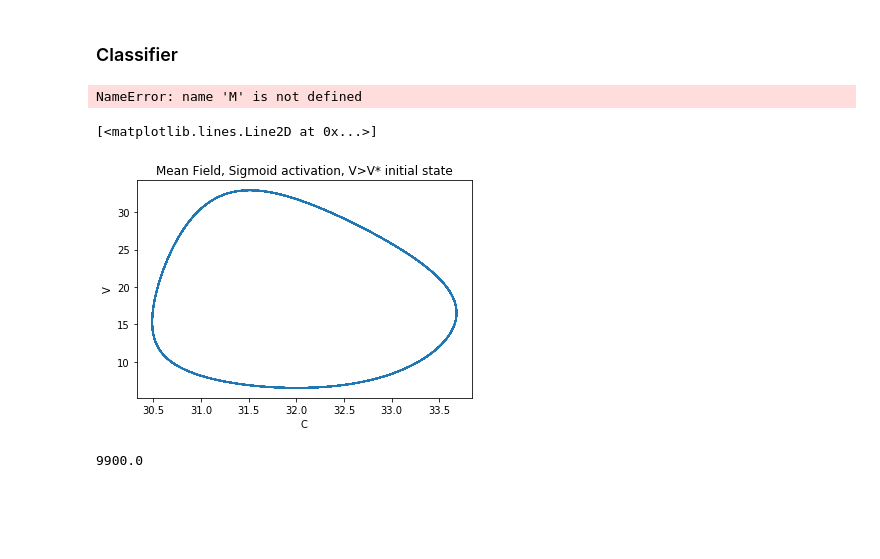
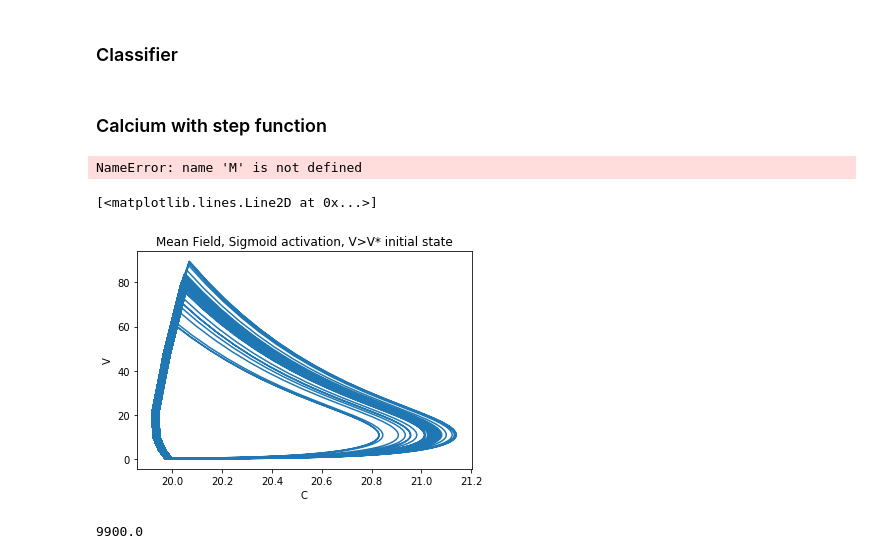
Before and after one commit to mbibireata/Networks, a Jupyter notebook: Class Oriented .ipynb, the cells around one changed output. Cells and saved outputs as stored; diff of their text form; code cells hidden in the pictures; blank space fills up the shorter version.

```diff
--- a/Class Oriented .ipynb
+++ b/Class Oriented .ipynb
@@ -978,3 +1056,5 @@ class MeanFieldStepNetwork:
+# %% [markdown]
+### Calcium with step function
 # %%
 N = 10000 #Number of Steps
 dt = 0.001
@@ -1034,8 +1114,8 @@ p = 1. #Probability of Connection
 M = getRandomConnectivity(n,p)
 l = matrixOfEdges(M,n)
 
-N = 100000 #15000
-dt = 0.0001
+N = 200000 #15000
+dt = 0.001
 T = zeros(N)
 for i in range(N):
     T[i] = i*dt
@@ -1054,7 +1134,7 @@ r_0 = 5
 
 g = 5.
 g_v = g #.95
-g_c = g #.95
+g_c = 0.0001 #.95
 
 params = zeros(15)
 params[0] = N
@@ -1075,15 +1155,15 @@ params[14] = r_0
 
 network = Network(M,l,params)
 # %%
-C,V = network.simdyn(M,l,params)
+C,V,c_arr,v_arr = network.simdyn(M,l,params)
 title("Mean Field, Sigmoid activation, V>V* initial state")
 xlabel("C")
 ylabel("V")
 plot(C[N//2:],V[N//2:])
 #savefig("meeting_figs/mean_field_sig_v_init.png")
 # %% [output]
 [<matplotlib.lines.Line2D at 0x...>]
-[figure, old version]
+[figure, new version]
 # %%
 network.n_edges
 # %% [output]
```
Also changed, not shown: parts of 7 cells of this notebook.
